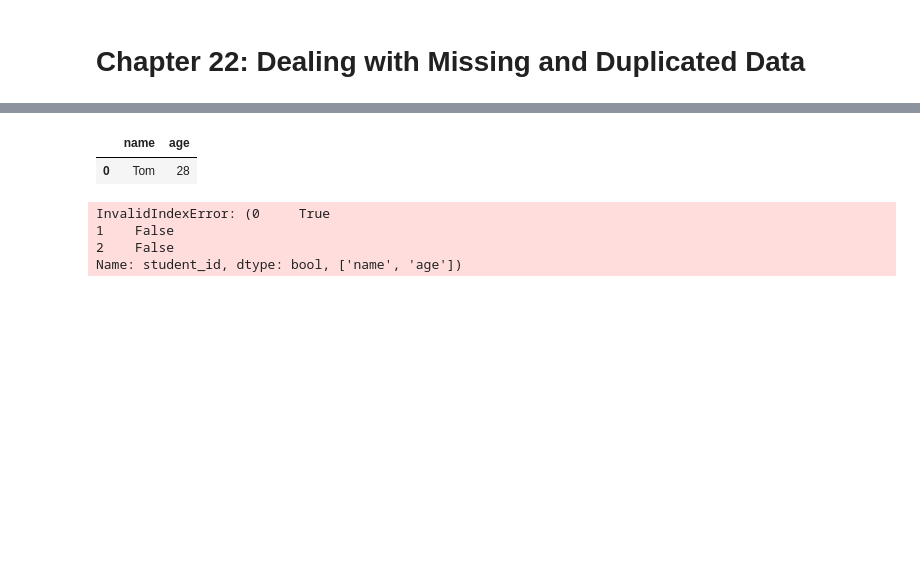
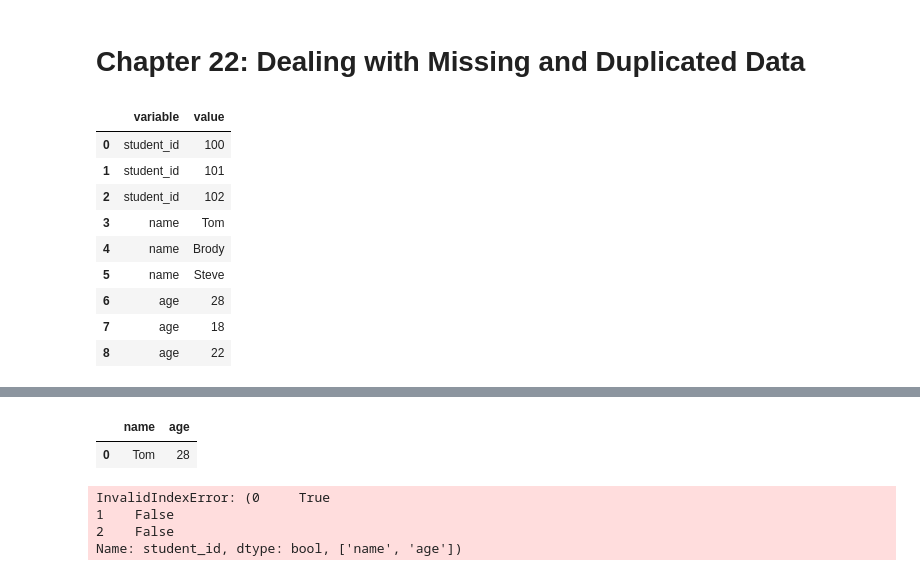
Before and after one commit to stevechengnyc/effective-pandas, a Jupyter notebook: 22-dealing-with-missing-and-duplicated-data.ipynb, the cells around one changed output, grey strips where cells are left out. Drawn from its saved outputs; the diff is of its cells as text; code cells hidden in the pictures; blank space fills up the shorter version.

```diff
--- a/22-dealing-with-missing-and-duplicated-data.ipynb
+++ b/22-dealing-with-missing-and-duplicated-data.ipynb
@@ -8,3 +8,16 @@ url = 'https://github.com/mattharrison/datasets/raw/master/data/siena2018-pres.c
 df = pd.read_csv(url, index_col=0)
 # %%
 df = pd.DataFrame([[100, 'Tom', 28], [101, 'Brody', 18], [102, 'Steve', 22]], columns=['student_id', 'name', 'age'])
+# %%
+df.melt()
+# %% [output]
+|  | variable | value |
+| 0 | student_id | 100 |
+| 1 | student_id | 101 |
+| 2 | student_id | 102 |
+| 3 | name | Tom |
+| 4 | name | Brody |
+| 5 | name | Steve |
+| 6 | age | 28 |
+| 7 | age | 18 |
+| 8 | age | 22 |
```
Also changed, not shown: parts of 19 cells of this notebook.
